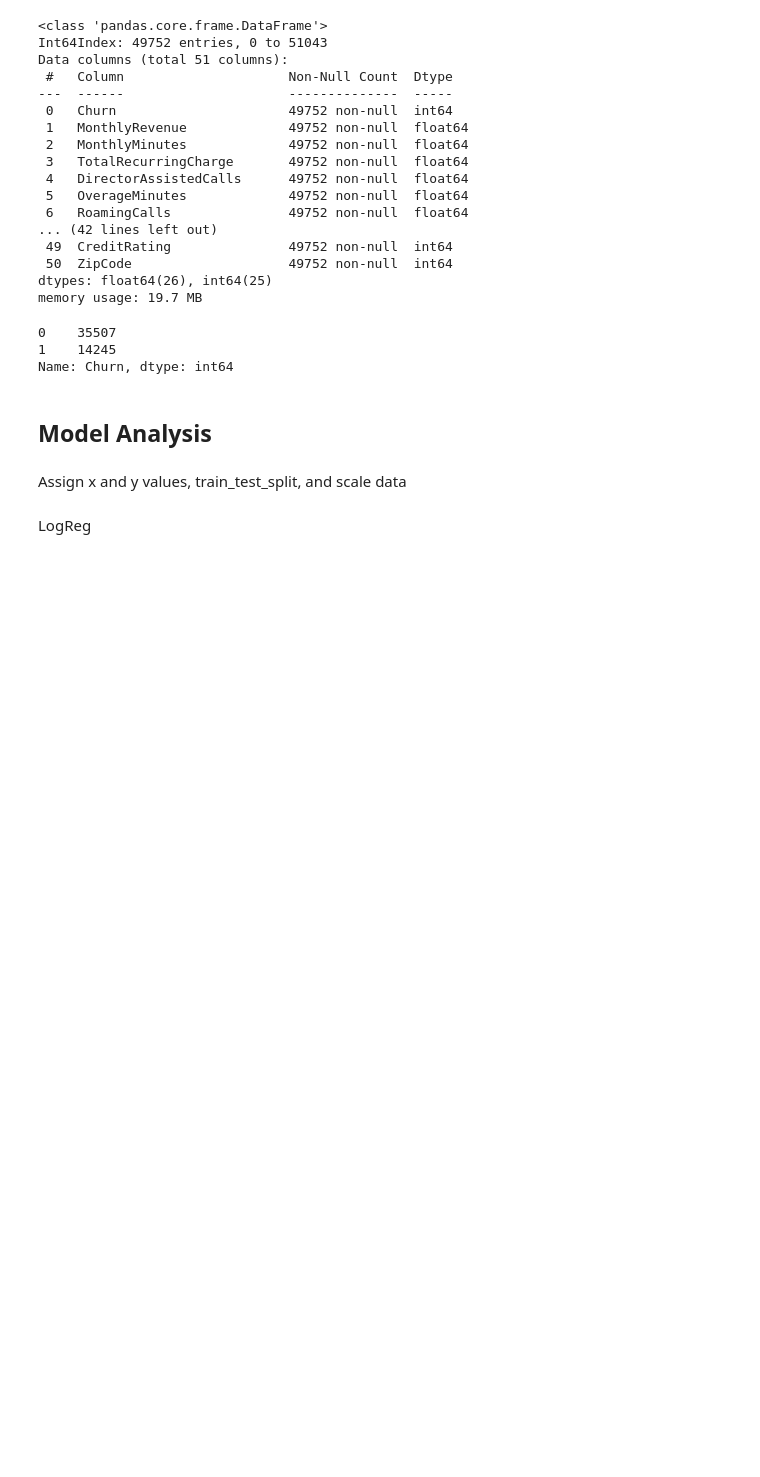
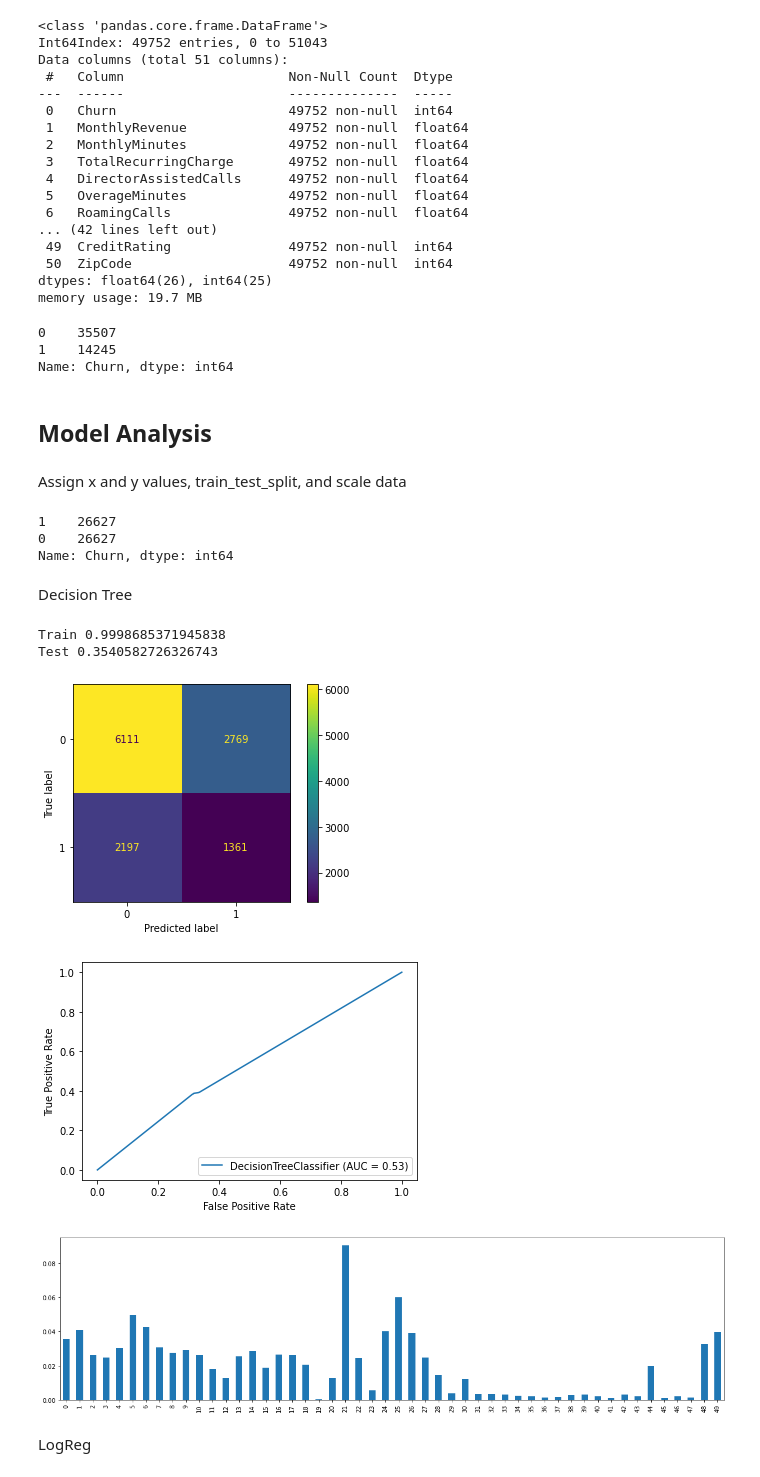
Before and after one commit to chris-helmerson/Cellular_Customer_Churn_Prediction, a Jupyter notebook: EDA.ipynb, the cells around one changed output. Cells and saved outputs as stored; diff of their text form; code cells hidden in the pictures; blank space fills up the shorter version.

```diff
--- a/EDA.ipynb
+++ b/EDA.ipynb
@@ -151,3 +154,29 @@ x_test_scaled = scale.transform(x_test)
+# %%
+y_train.value_counts()
+# %% [output]
+1    26627
+0    26627
+Name: Churn, dtype: int64
+# %% [markdown]
+Decision Tree
+# %%
+clf = DecisionTreeClassifier(min_impurity_decrease=.000003)
+clf.fit(x_train_scaled, y_train)
+y_hat_train = clf.predict(x_train_scaled)
+y_hat_test = clf.predict(x_test_scaled)
+print(f'Train {f1_score(y_train, y_hat_train)}')
+print(f'Test {f1_score(y_test, y_hat_test)}')
+plot_confusion_matrix(clf, x_test_scaled, y_test);
+plot_roc_curve(clf, x_test_scaled, y_test);
+ranking = clf.feature_importances_
+fig, ax = plt.subplots(figsize=(20,5))
+pd.Series(ranking).plot.bar(ax=ax);
+# %% [output]
+Train 0.9998685371945838
+Test 0.3540582726326743
+[figure, added]
+[figure, added]
+[figure, added]
 # %% [markdown]
 LogReg
 # %%
```
Also changed, not shown: parts of 9 cells of this notebook.
